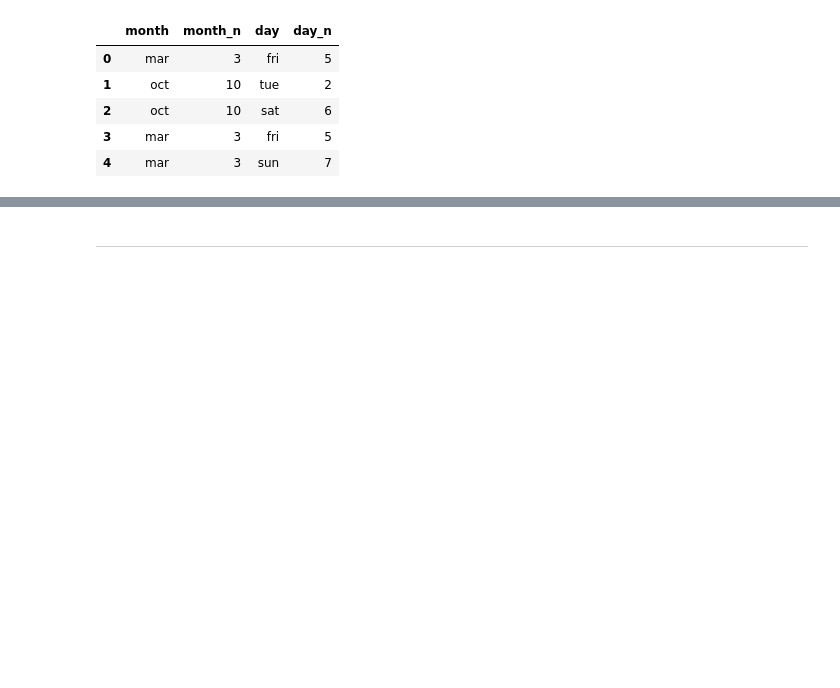
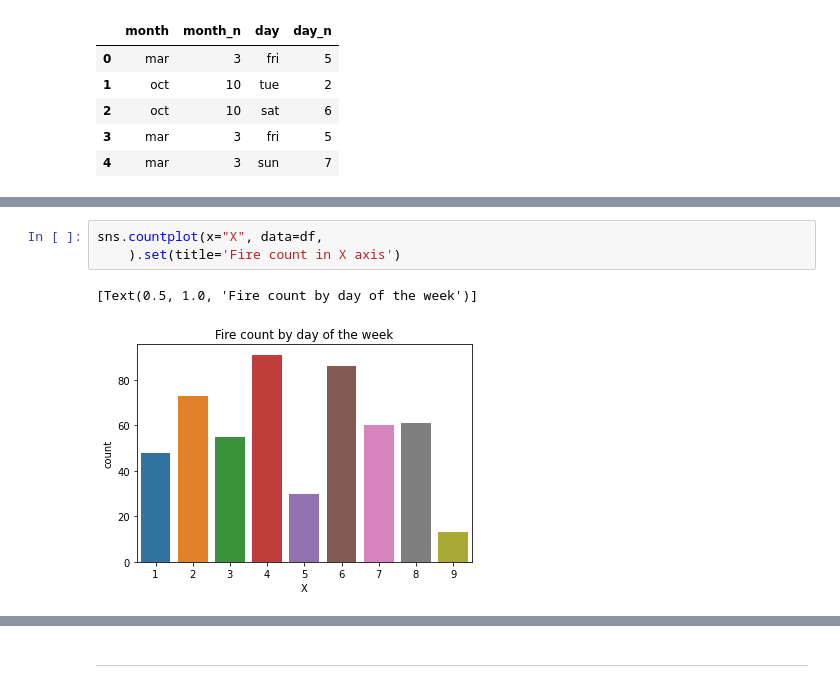
Before and after one commit to alex-fddz/forest-fires, a Jupyter notebook: project.ipynb, the cells around one changed output, grey strips where cells are left out. Drawn from its saved outputs; the diff is of its cells as text; blank space fills up the shorter version.

```diff
--- a/project.ipynb
+++ b/project.ipynb
@@ -261,0 +272,6 @@ df[['month', 'month_n', 'day', 'day_n']].head()
+# %%
+sns.countplot(x="X", data=df,
+    ).set(title='Fire count in X axis')
+# %% [output]
+[Text(0.5, 1.0, 'Fire count by day of the week')]
+[figure, added]
```
Also changed, not shown: parts of 17 cells of this notebook.
